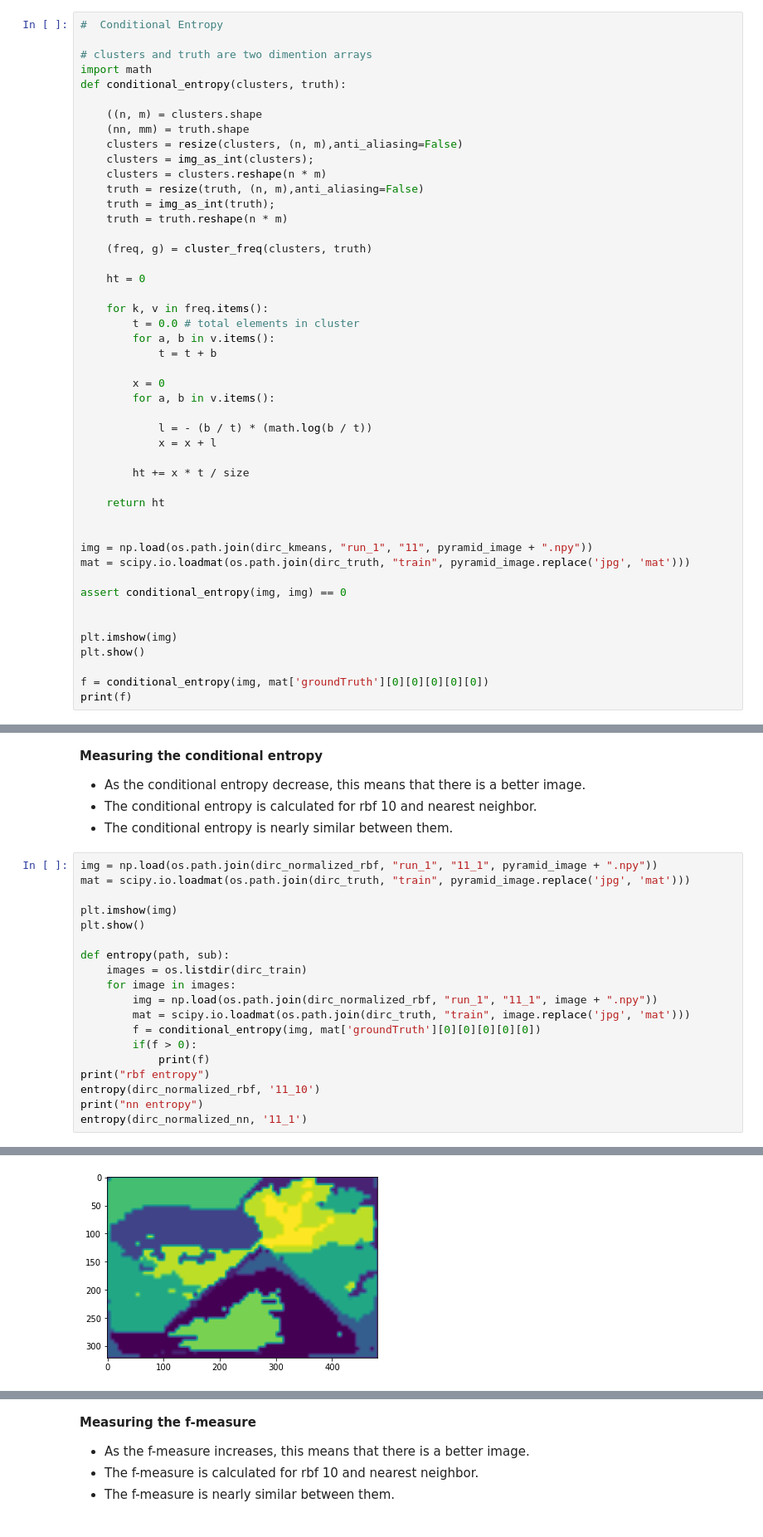
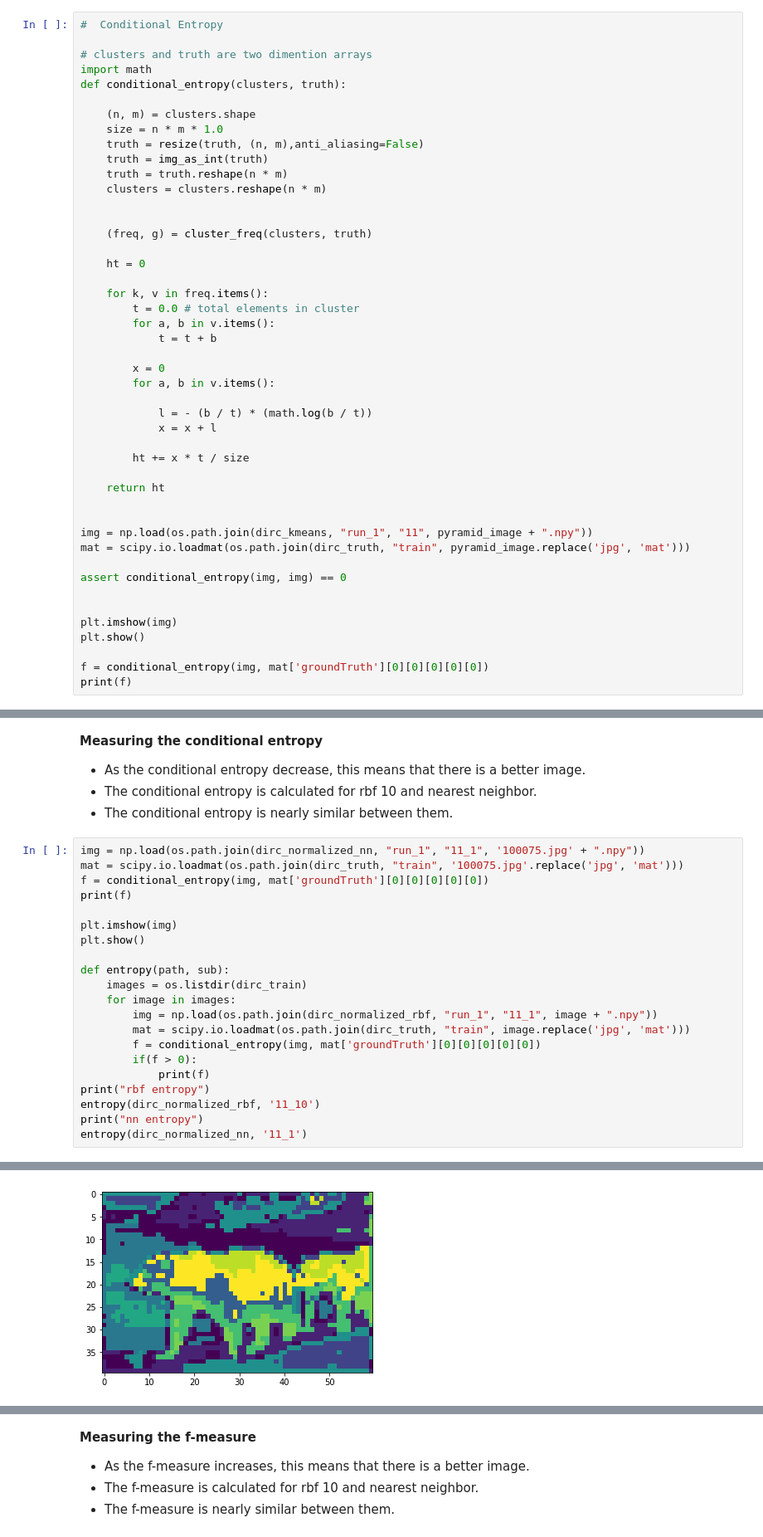
Before and after one commit to M7moudHussein/Image-Segmentaion, a Jupyter notebook: clustering.ipynb, the cells around one changed output, grey strips where cells are left out. Shown at 83% size. Drawn from its saved outputs; the diff is of its cells as text.

Commit message:
modifying entropy.

```diff
--- a/clustering.ipynb
+++ b/clustering.ipynb
@@ -319,14 +311,13 @@ print(f)
 import math
 def conditional_entropy(clusters, truth):
 
-    ((n, m) = clusters.shape
-    (nn, mm) = truth.shape
-    clusters = resize(clusters, (n, m),anti_aliasing=False)
-    clusters = img_as_int(clusters);
+    (n, m) = clusters.shape
+    size = n * m * 1.0
+    truth = resize(truth, (n, m),anti_aliasing=False)
+    truth = img_as_int(truth)
+    truth = truth.reshape(n * m)
     clusters = clusters.reshape(n * m)
-    truth = resize(truth, (n, m),anti_aliasing=False)
-    truth = img_as_int(truth);
-    truth = truth.reshape(n * m)
+
 
     (freq, g) = cluster_freq(clusters, truth)
 
@@ -645,8 +638,10 @@ plt.show()
 - The conditional entropy is calculated for rbf 10 and nearest neighbor.
 - The conditional entropy is nearly similar between them.
 # %%
-img = np.load(os.path.join(dirc_normalized_rbf, "run_1", "11_1", pyramid_image + ".npy"))
-mat = scipy.io.loadmat(os.path.join(dirc_truth, "train", pyramid_image.replace('jpg', 'mat')))
+img = np.load(os.path.join(dirc_normalized_nn, "run_1", "11_1", '100075.jpg' + ".npy"))
+mat = scipy.io.loadmat(os.path.join(dirc_truth, "train", '100075.jpg'.replace('jpg', 'mat')))
+f = conditional_entropy(img, mat['groundTruth'][0][0][0][0][0])
+print(f)
 
 plt.imshow(img)
 plt.show()
@@ -667 +663 @@ entropy(dirc_normalized_nn, '11_1')
-[figure, old version]
+[figure, new version]
```
Also changed, not shown: parts of 11 cells of this notebook.
